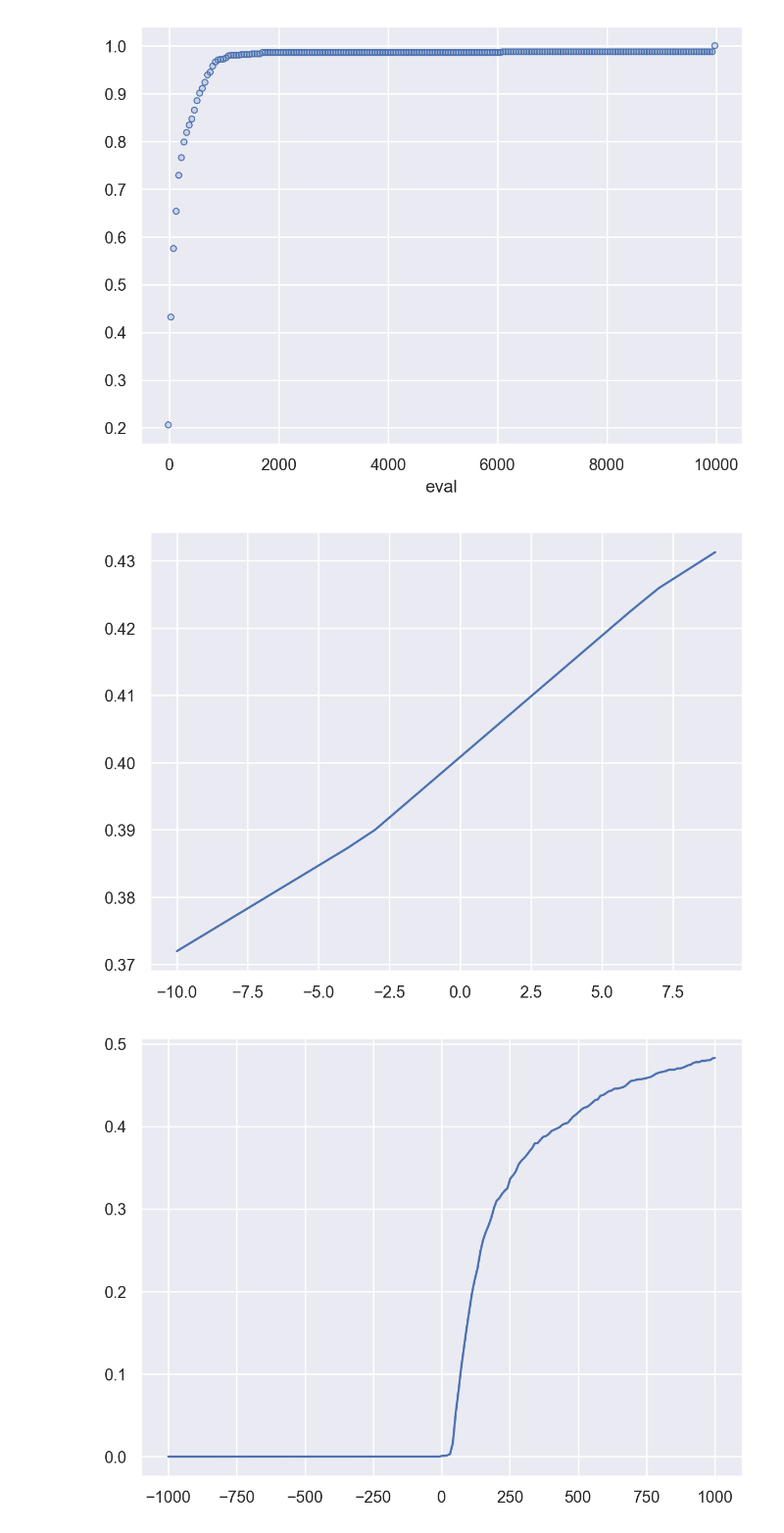
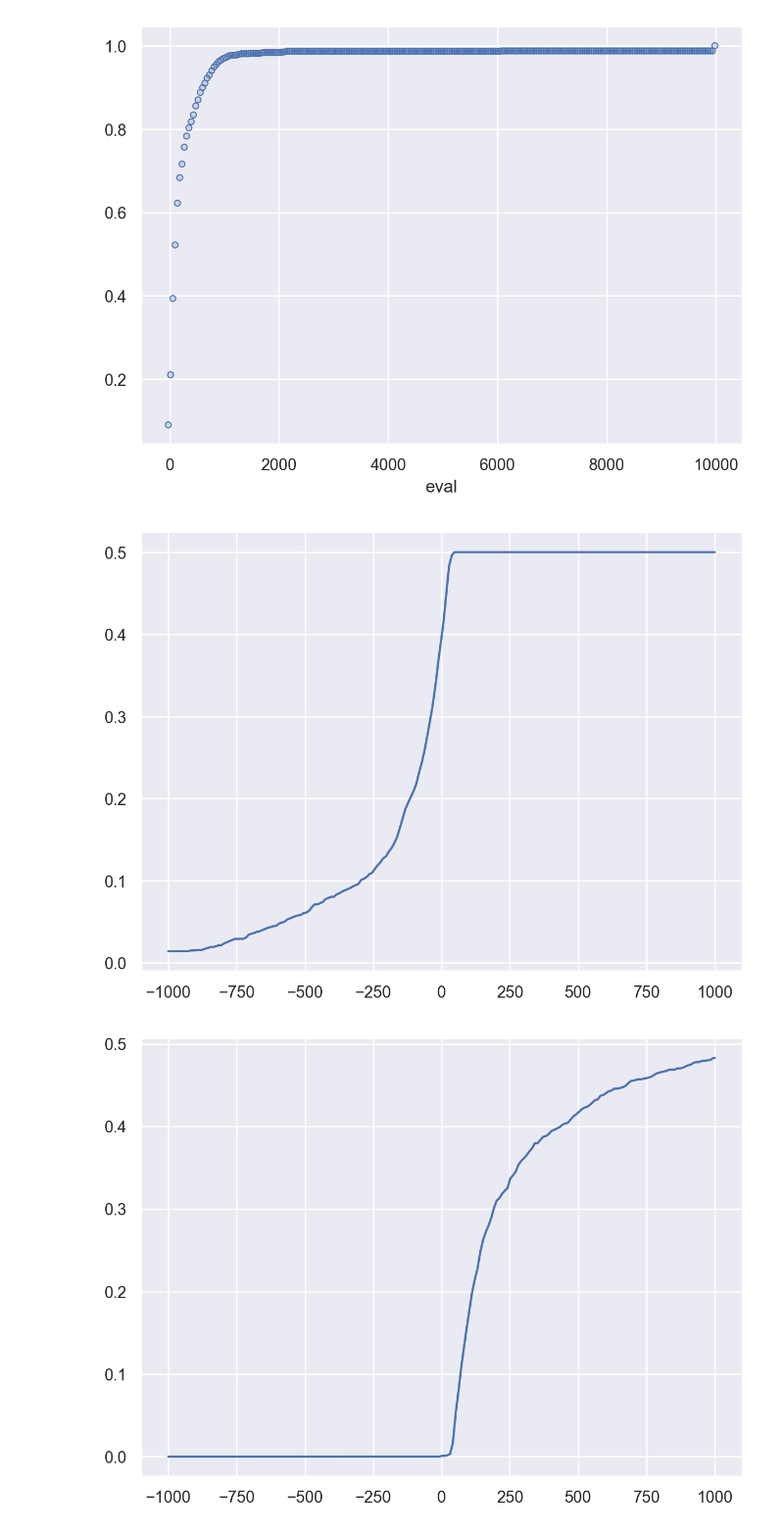
Before and after one commit to SandroMartens/Lichess-Win-Predictions, a Jupyter notebook: new.ipynb, the cells around one changed output. Shown at 98% size. Cells and saved outputs as stored; diff of their text form; code cells hidden in the pictures.

```diff
--- a/new.ipynb
+++ b/new.ipynb
@@ -39,6 +42,7 @@ query_white = """
     WHERE
         g.result == 1
         AND p.eval is not NULL
+        AND p.eval
     """
 
 query_black = """
@@ -58,8 +62,8 @@ query_black = """
     WHERE
         g.result == -1
         AND p.eval is not NULL
+        AND p.eval
     """
-
 
 
 with sqlite3.connect("games.sqlite") as con:
@@ -71,10 +75,10 @@ con.close()
 min_evals_white = -data_white.groupby("url").min()["eval"]
 min_evals_black = data_black.groupby("url").max()["eval"]
 # %%
-so.Plot(x=min_evals_white).add(so.Dots(), so.Hist(cumulative=True, stat="density"))
+so.Plot(x=a).add(so.Dots(), so.Hist(cumulative=True, stat="density"))
 # so.Plot(x=min_evals_black).add(so.Dots(), so.Hist(cumulative=True, stat="density"))
 # %% [output]
-[figure, old version]
+[figure, new version]
 # %%
 hist1 = np.histogram(-min_evals_white, bins=1000)
 hist2 = np.histogram(min_evals_black, bins=1000)
@@ -84,9 +88,9 @@ dist2 = scipy.stats.rv_histogram(hist2)
 
 xs = np.arange(-1000, 1000, 0.1)
 # %%
-so.Plot(x=np.arange(-10, 10, 1), y=dist1.cdf(np.arange(-10, 10, 1))*0.5).add(
+so.Plot(x=xs, y=dist1.cdf(xs) * 0.5).add(
     so.Line(),
 )
 # %% [output]
-[figure, old version]
+[figure, new version]
 # %%
```
Also changed, not shown: parts of 13 cells of this notebook.
